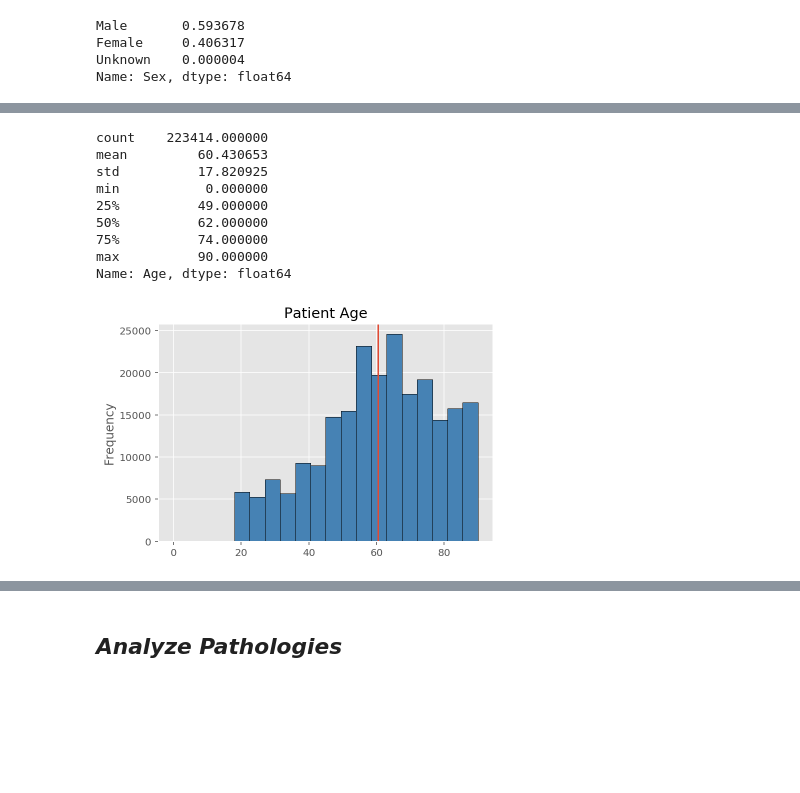
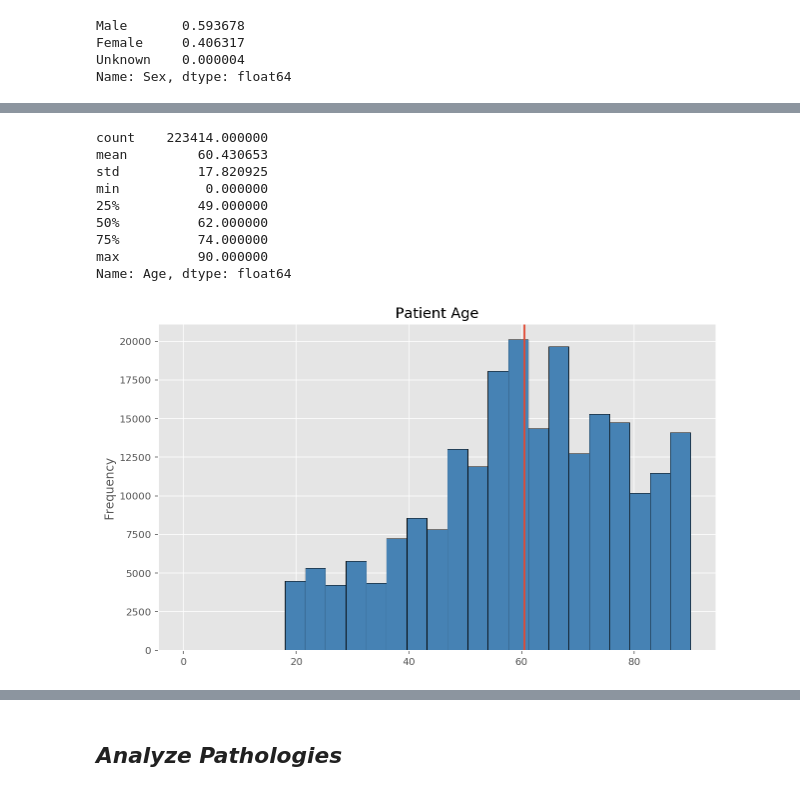
Before and after one commit to earny-joe/Springboard-DS-Portfolio, a Jupyter notebook: capstone_2/chexpert_eda.ipynb, the cells around one changed output, grey strips where cells are left out. Cells and saved outputs as stored; diff of their text form; code cells hidden in the pictures; blank space fills up the shorter version.

```diff
--- a/capstone_2/chexpert_eda.ipynb
+++ b/capstone_2/chexpert_eda.ipynb
@@ -227,16 +233,16 @@ plt.title('Patient Sex');
 # %%
-train_df['Age'].plot(kind='hist', color='steelblue', edgecolor='black', bins=20)
+train_df['Age'].plot(kind='hist', color='steelblue', edgecolor='black', bins=25, figsize=(10,6))
 plt.axvline(x=np.mean(train_df['Age']))
 plt.title('Patient Age')
 print(train_df['Age'].describe());
 # %% [output]
 count    223414.000000
 mean         60.430653
 std          17.820925
 min           0.000000
 25%          49.000000
 50%          62.000000
 75%          74.000000
 max          90.000000
 Name: Age, dtype: float64
-[figure, old version]
+[figure, new version]
```
Also changed, not shown: parts of 9 cells of this notebook.
